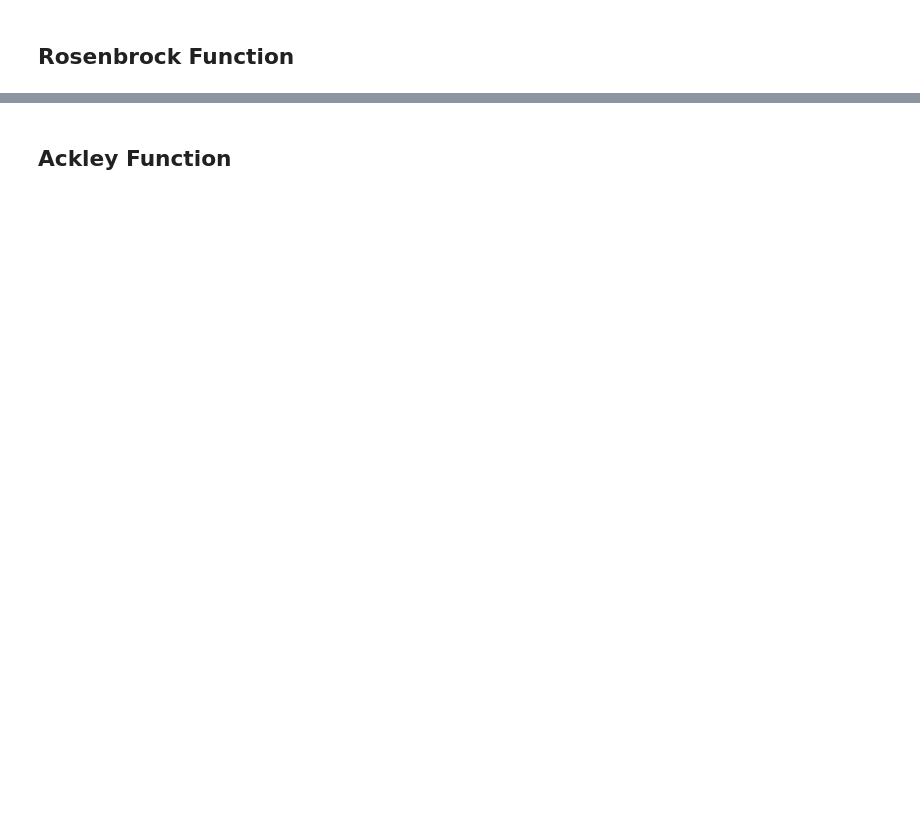
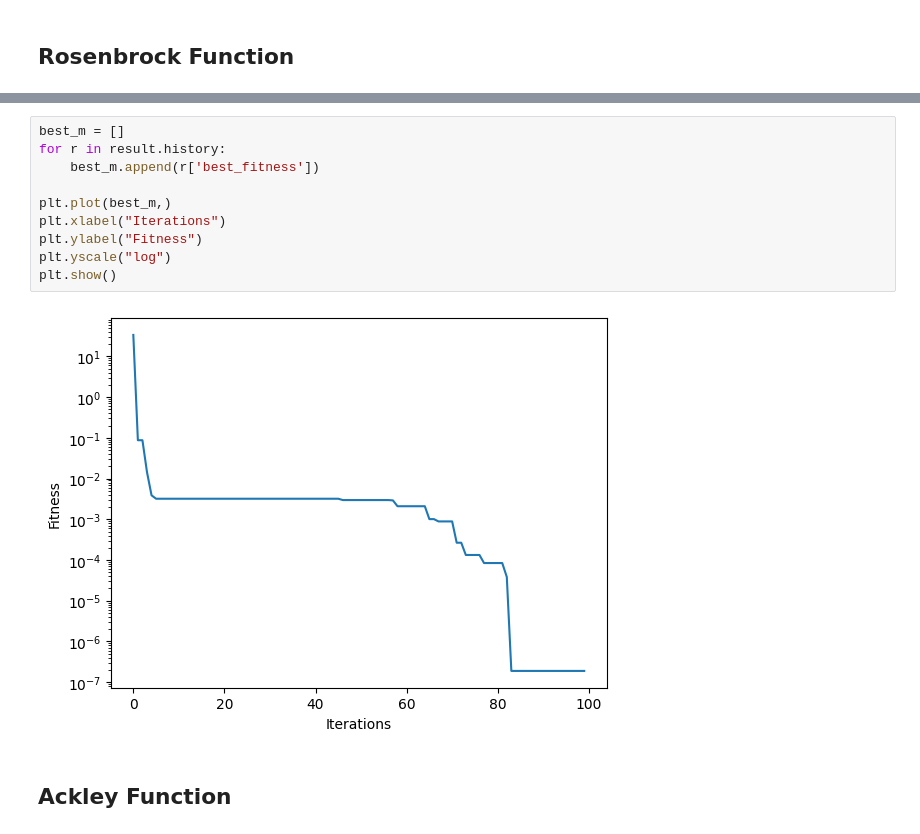
Before and after one commit to glaucogoncalves/nio, a Jupyter notebook: lectures/04_03_PSO.ipynb, the cells around one changed output, grey strips where cells are left out. Saved outputs shown, nothing was run; the diff lists cells and outputs as text; blank space fills up the shorter version.

```diff
--- a/lectures/04_03_PSO.ipynb
+++ b/lectures/04_03_PSO.ipynb
@@ -308,3 +304,15 @@ Rosenbrock → x = [1.004882 1.009771] | f(x) = 2.3869318525322578e-05
+# %%
+best_m = []
+for r in result.history:
+    best_m.append(r['best_fitness'])
+
+plt.plot(best_m,)
+plt.xlabel("Iterations")
+plt.ylabel("Fitness")
+plt.yscale("log")
+plt.show()
+# %% [output]
+[figure, added]
 # %% [markdown]
 ## Ackley Function
 # %%
```
Also changed, not shown: parts of 6 cells of this notebook.
